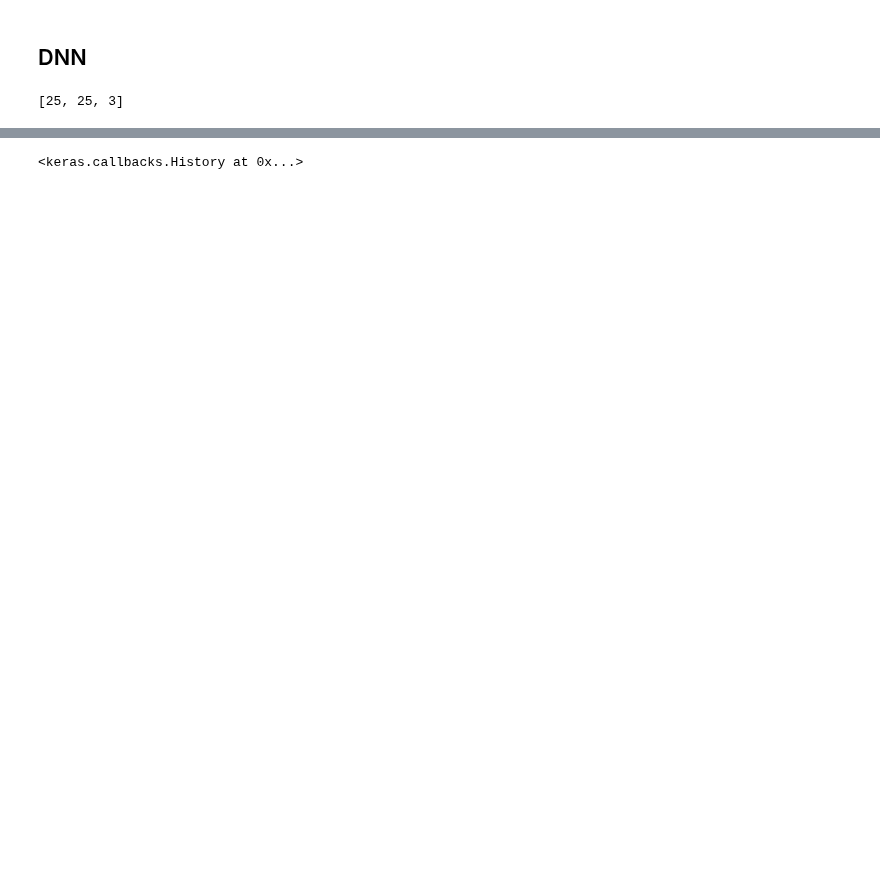
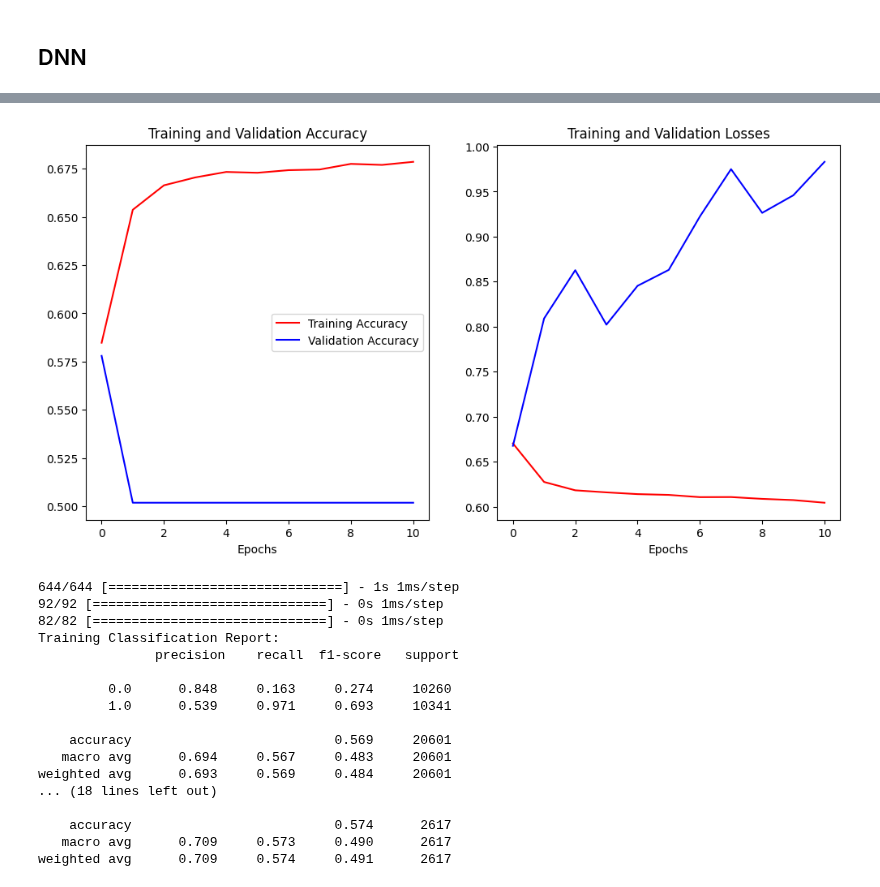
Before and after one commit to madhava20217/Malaria-Detection-from-Cells, a Jupyter notebook: Modeling/CNN.ipynb, the cells around one changed output, grey strips where cells are left out. Drawn from its saved outputs; the diff is of its cells as text; code cells hidden in the pictures; blank space fills up the shorter version.

Commit message:
tensorflow imgaug and final report

```diff
--- a/Modeling/CNN.ipynb
+++ b/Modeling/CNN.ipynb
@@ -135,12 +115,16 @@ VAL_BATCH_SIZE  = 32
 # %%
-train_x = train_x
-val_x = val_x
-
-train_gen = DataGenerator(train_x, train_y, TRAIN_BATCH_SIZE)
-test_gen  = DataGenerator(val_x, val_y, VAL_BATCH_SIZE)
+train_gen = tf.keras.preprocessing.image.ImageDataGenerator(
+    zoom_range = [-0.2, 0],
+    horizontal_flip = True,
+    vertical_flip = True,
+    shear_range = 7.5,
+)
+test_gen  = DataGenerator(x_val, y_val, VAL_BATCH_SIZE)
 
 # train_ds = tf.data.Dataset.from_tensor_slices((train_x, train_y))
 # test_ds  = tf.data.Dataset.from_tensor_slices((test_x, test_y))
 
 # train_ds = train_ds.batch(TRAIN_BATCH_SIZE)
 # test_ds  = test_ds.batch(TEST_BATCH_SIZE)
+
+gen = train_gen.flow(x = x_train, y = y_train)
@@ -150,13 +131,6 @@ dims = len(train_x.shape)-1
-# %%
-input_shape = list(train_x.shape[1:])
-if(len(input_shape) == 2): input_shape.append(1)
-
-input_shape
-# %% [output]
-[25, 25, 3]
 # %%
-dnn_model = tf.keras.Sequential([
-    tf.keras.layers.Conv2D(16, (3,3), padding = 'same', activation = 'relu', input_shape = input_shape),
+cnn = tf.keras.Sequential([
+    tf.keras.layers.Conv2D(16, (3,3), padding = 'same', activation = 'relu', input_shape = x_train[0].shape),
     tf.keras.layers.MaxPool2D((3,3), padding = 'same'),
 
     tf.keras.layers.Conv2D(32, (2,2), padding = 'same', activation = 'relu'),
@@ -165,24 +139,39 @@ dnn_model = tf.keras.Sequential([
 
     tf.keras.layers.Flatten(),
 
-    tf.keras.layers.Dense(512, activation = 'relu'),
+    tf.keras.layers.Dense(256, activation = 'relu'),
     tf.keras.layers.Dropout(0.5),
     tf.keras.layers.Dense(256, activation = 'relu'),
     tf.keras.layers.Dropout(0.5),
-    tf.keras.layers.Dense(N_CLASSES, activation = 'sigmoid')
+    tf.keras.layers.Dense(2, activation = 'sigmoid')
 ])
 
-dnn_model.compile(
-    optimizer = tf.keras.optimizers.Adam(learning_rate=0.003),
+cnn.compile(
+    optimizer = tf.keras.optimizers.Adam(learning_rate=0.0001),
     loss = 'sparse_categorical_crossentropy',
     metrics = ['accuracy']
 )
 
-dnn_model.fit(train_gen,
-                shuffle = True,
-                epochs = 50,
-                validation_data = test_gen,
-                callbacks = tf.keras.callbacks.EarlyStopping(monitor = 'val_loss', patience = 5)
-                )
+history = cnn.fit(
+            gen,
+            epochs = 50,
+            validation_data = [x_val, y_val],
+            validation_batch_size = 256,
+            callbacks = [tf.keras.callbacks.EarlyStopping(monitor = 'val_loss', patience = 10),
+                         tf.keras.callbacks.ModelCheckpoint(str = 'val_loss', save_best_only = True, save_weights_only = True, filepath= "CNN_TF_AUG")]
+        )
+
+
+cnn.load_weights('CNN_TF_AUG')
+fig, ax = plot_history(history)
+
+fig.savefig(PLOT_SAVE + "CNN_AUG_TENSORFLOW.png", facecolor = 'white')
+preds_train = np.argmax(cnn.predict(x_train), axis = 1)
+preds_val   = np.argmax(cnn.predict(x_val), axis = 1)
+preds_test  = np.argmax(cnn.predict(x_test), axis = 1)
+
+print("Training Classification Report: \n", classification_report(y_train, preds_train, digits = N_DIGITS))
+print("\nValidation Classification Report: \n", classification_report(y_val, preds_val, digits = N_DIGITS))
+print("\nTesting Classification Report: \n", classification_report(y_test, preds_test, digits = N_DIGITS))
 # %% [output]
 Epoch 1/50
@@ -208 +194,18 @@ Epoch 10/50
+[figure, added]
-<keras.callbacks.History at 0x...>
+644/644 [==============================] - 1s 1ms/step
+92/92 [==============================] - 0s 1ms/step
+82/82 [==============================] - 0s 1ms/step
+Training Classification Report:
+               precision    recall  f1-score   support
+
+         0.0      0.848     0.163     0.274     10260
+         1.0      0.539     0.971     0.693     10341
+
+    accuracy                          0.569     20601
+   macro avg      0.694     0.567     0.483     20601
+weighted avg      0.693     0.569     0.484     20601
+... (18 lines left out)
+
+    accuracy                          0.574      2617
+   macro avg      0.709     0.573     0.490      2617
+weighted avg      0.709     0.574     0.491      2617
```
Also changed, not shown: parts of 29 cells of this notebook, 13 other files.
